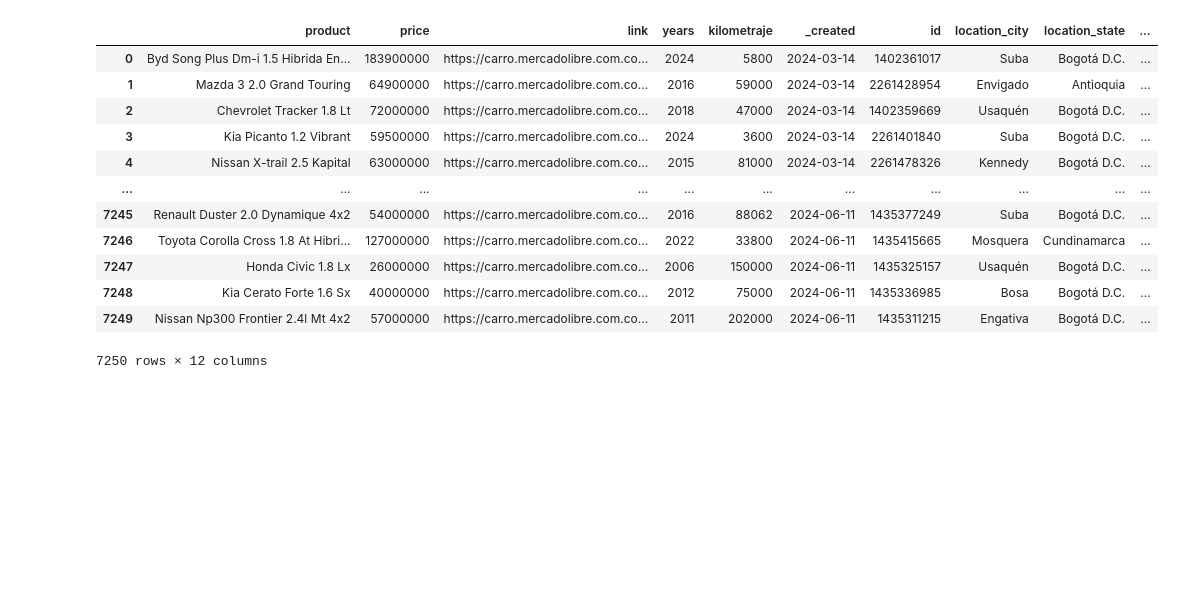
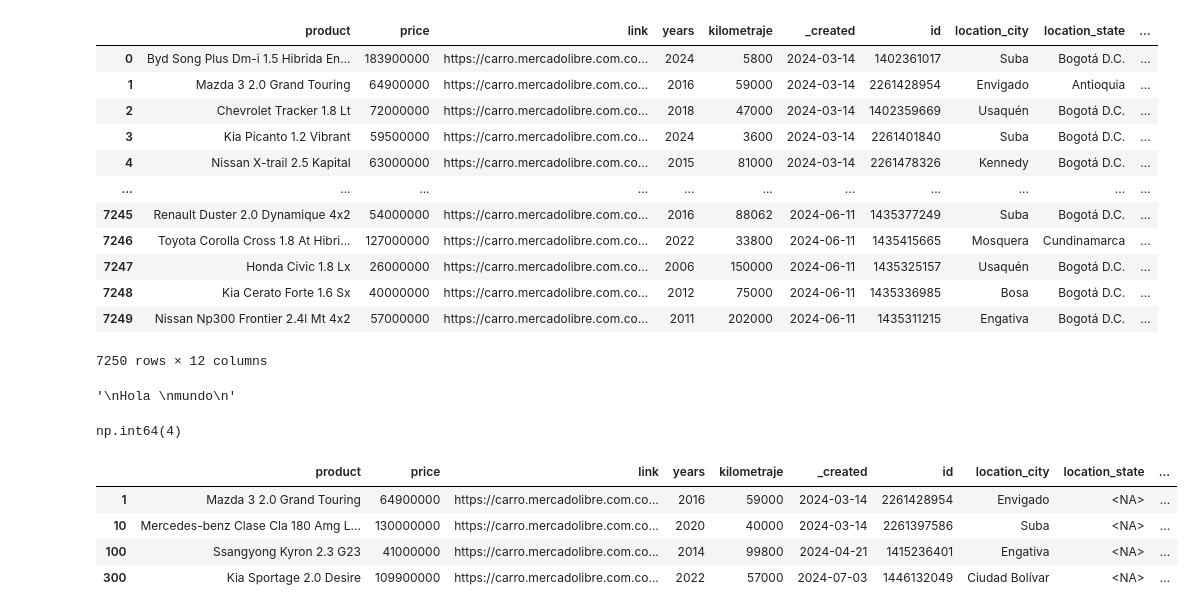
Before and after one commit to Wilmar3752/python_basic_ds_course, a Jupyter notebook: notebooks/2.eda.ipynb, the cells around one changed output. Cells and saved outputs as stored; diff of their text form; code cells hidden in the pictures; blank space fills up the shorter version.

```diff
--- a/notebooks/2.eda.ipynb
+++ b/notebooks/2.eda.ipynb
@@ -437,3 +437,26 @@ data
 7250 rows × 12 columns
 # %%
 ## bronze --> gold
+# %%
+'''
+Hola
+mundo
+'''
+# %% [output]
+'\nHola \nmundo\n'
+# %%
+id_to_na = [1, 10 , 100, 300]
+# %%
+data.loc[id_to_na, 'location_state'] = pd.NA
+# %%
+data['location_state'].isna().sum()
+# %% [output]
+np.int64(4)
+# %%
+data[data['location_state'].isna()]
+# %% [output]
+|  | product | price | link | years | kilometraje | _created | id | location_city | location_state | ... |
+| 1 | Mazda 3 2.0 Grand Touring | 64900000 | https://carro.mercadolibre.com.co... | 2016 | 59000 | 2024-03-14 | 2261428954 | Envigado | <NA> | ... |
+| 10 | Mercedes-benz Clase Cla 180 Amg L... | 130000000 | https://carro.mercadolibre.com.co... | 2020 | 40000 | 2024-03-14 | 2261397586 | Suba | <NA> | ... |
+| 100 | Ssangyong Kyron 2.3 G23 | 41000000 | https://carro.mercadolibre.com.co... | 2014 | 99800 | 2024-04-21 | 1415236401 | Engativa | <NA> | ... |
+| 300 | Kia Sportage 2.0 Desire | 109900000 | https://carro.mercadolibre.com.co... | 2022 | 57000 | 2024-07-03 | 1446132049 | Ciudad Bolívar | <NA> | ... |
```
Also changed, not shown: parts of 4 cells of this notebook, 5 other files.
